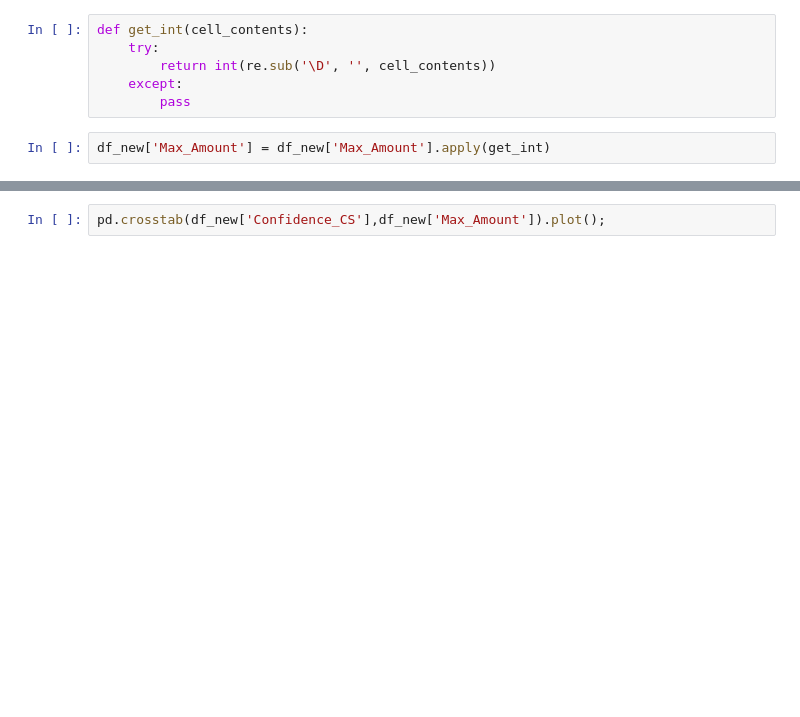
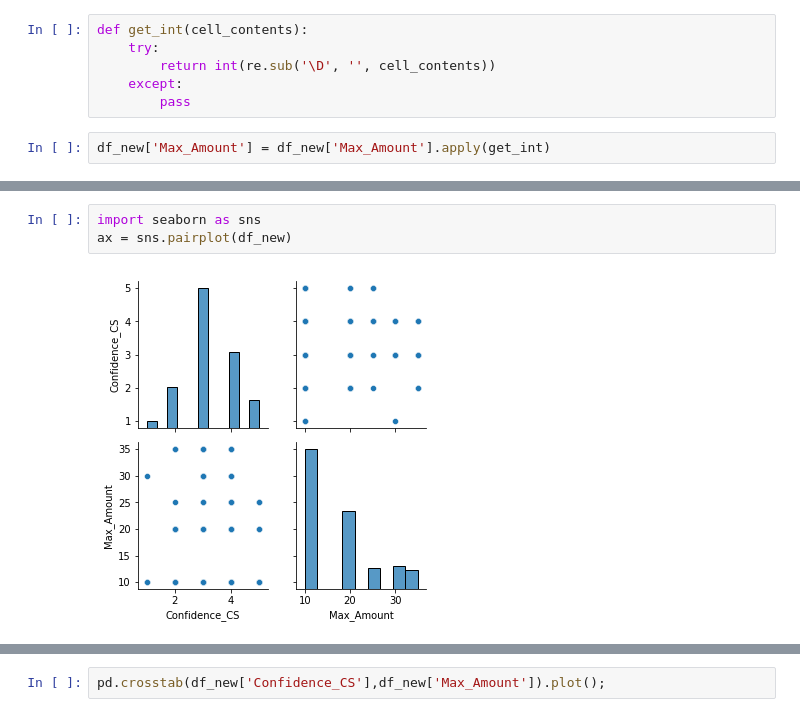
Before and after one commit to tatianaportsova/Illustrated_JS, a Jupyter notebook: Data_Wrangling.ipynb, the cells around one changed output, grey strips where cells are left out. Saved outputs shown, nothing was run; the diff lists cells and outputs as text; blank space fills up the shorter version.

```diff
--- a/Data_Wrangling.ipynb
+++ b/Data_Wrangling.ipynb
@@ -75,0 +101,5 @@ df_new.head(5)
+# %%
+import seaborn as sns
+ax = sns.pairplot(df_new)
+# %% [output]
+[figure, added]
```
Also changed, not shown: parts of 28 cells of this notebook.
